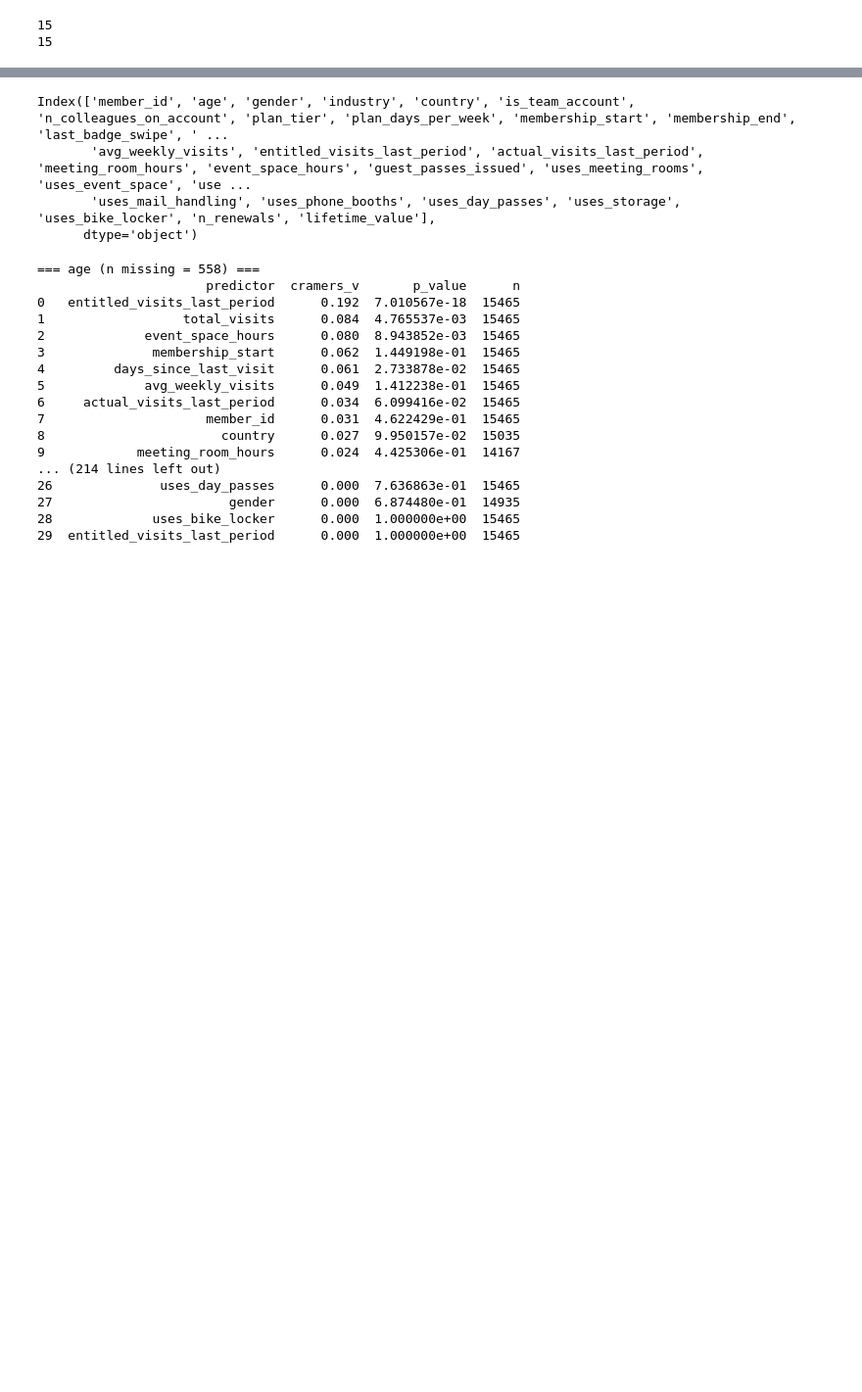
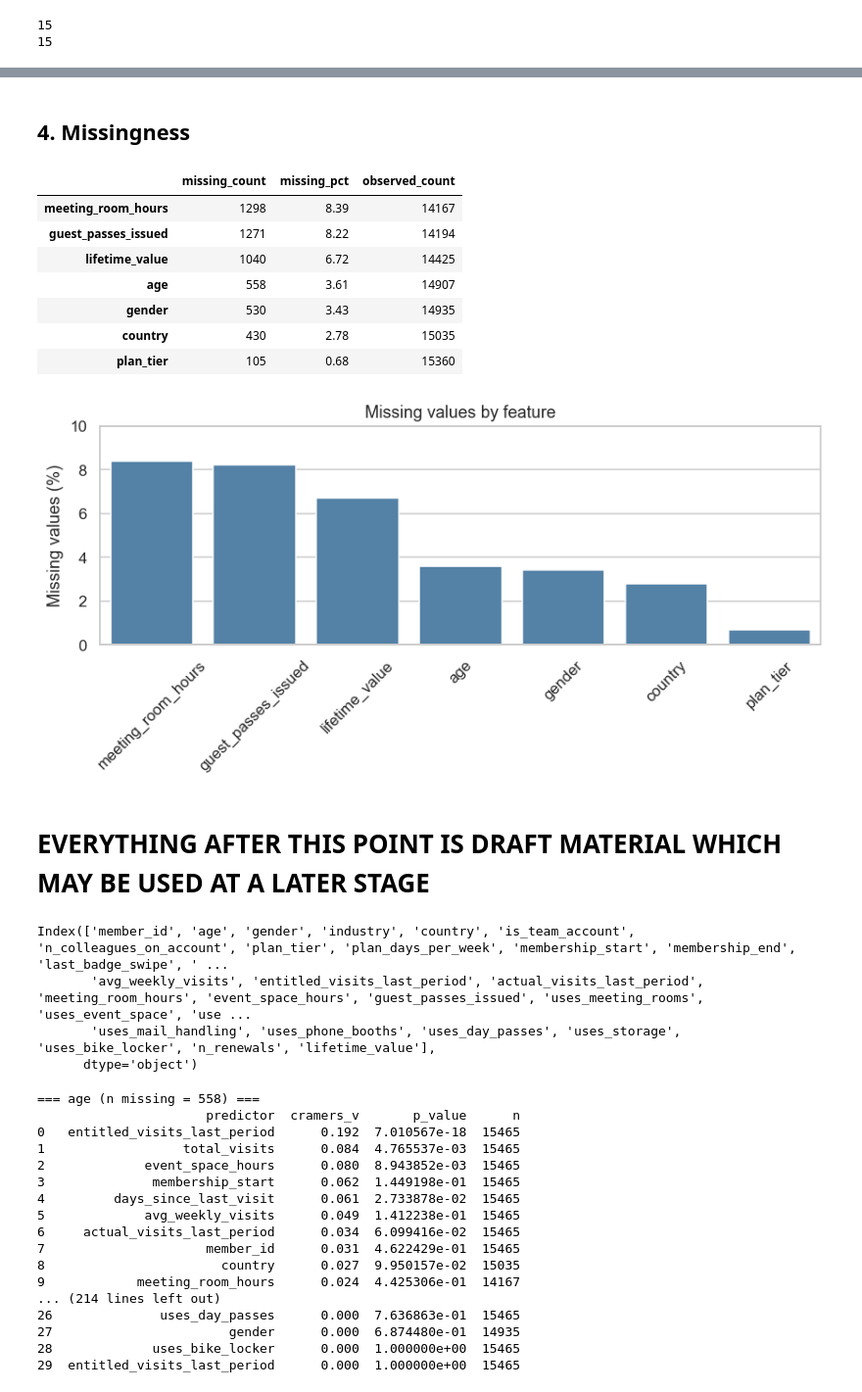
Before and after one commit to arfarfq/data_mining, a Jupyter notebook: notebooks/EDA.ipynb, the cells around one changed output, grey strips where cells are left out. Shown at 98% size. Cells and saved outputs as stored; diff of their text form; code cells hidden in the pictures; blank space fills up the shorter version.

```diff
--- a/notebooks/EDA.ipynb
+++ b/notebooks/EDA.ipynb
@@ -100,3 +359,7 @@ print(df_raw["member_id"].duplicated().sum())
 # %% [output]
 15
 15
+# %%
+# Drop duplicates
+df_clean = df_clean.copy()
+df_clean = df_clean.drop_duplicates()
@@ -102,0 +493,72 @@ print(df_raw["member_id"].duplicated().sum())
+# %%
+
+plan_order = [
+    "hot_desk",
+    "flex",
+    "dedicated_desk",
+    "full_time",
+    "private_office",
+]
+
+df_clean["plan_tier"] = pd.Categorical(
+    df_clean["plan_tier"],
+    categories=plan_order,
+    ordered=True,
+)
+# %% [markdown]
+## 4. Missingness
+# %%
+
+sns.set_theme(style="whitegrid")
+
+cols = df_clean.columns
+
+missing = df_clean[cols].isna()
+
+
+summary = pd.DataFrame({
+    "missing_count": missing.sum(),
+    "missing_pct": missing.mean().mul(100),
+    "observed_count": (~missing).sum(),
+})
+
+summary = (
+    summary.loc[summary["missing_count"] > 0]
+    .sort_values("missing_pct", ascending=False)
+)
+
+display(summary.round(2))
+
+fig, ax = plt.subplots(figsize=(8, 4))
+
+sns.barplot(
+    data=summary.reset_index(names="feature"),
+    x="feature",
+    y="missing_pct",
+    color="steelblue",
+    ax=ax,
+)
+
+ax.set(
+    title="Missing values by feature",
+    xlabel="",
+    ylabel="Missing values (%)",
+    ylim=(0, 10),
+)
+
+ax.tick_params(axis="x", labelrotation=45)
+
+plt.tight_layout()
+plt.show()
+# %% [output]
+|  | missing_count | missing_pct | observed_count |
+| meeting_room_hours | 1298 | 8.39 | 14167 |
+| guest_passes_issued | 1271 | 8.22 | 14194 |
+| lifetime_value | 1040 | 6.72 | 14425 |
+| age | 558 | 3.61 | 14907 |
+| gender | 530 | 3.43 | 14935 |
+| country | 430 | 2.78 | 15035 |
+| plan_tier | 105 | 0.68 | 15360 |
+[figure, added]
+# %% [markdown]
+# EVERYTHING AFTER THIS POINT IS DRAFT MATERIAL WHICH MAY BE USED AT A LATER STAGE
```
Also changed, not shown: parts of 19 cells of this notebook, 3 other files.
